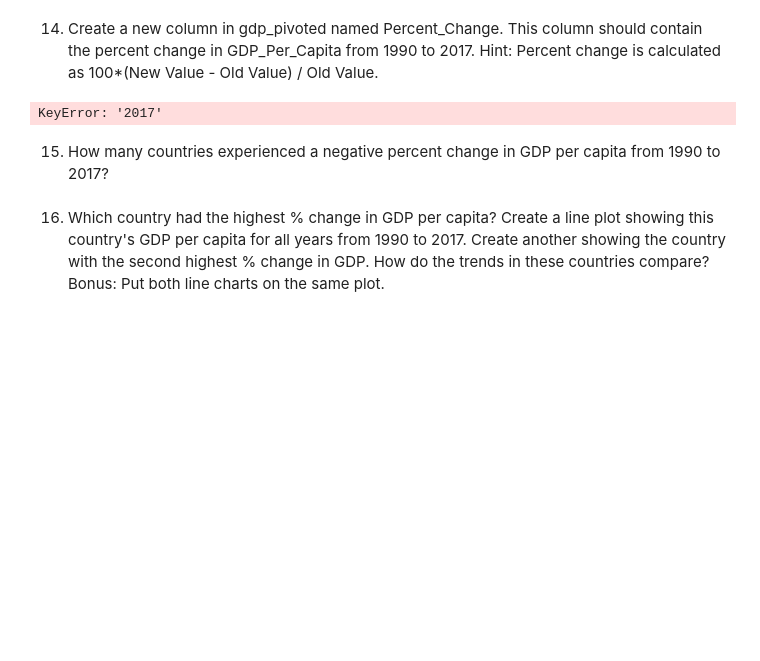
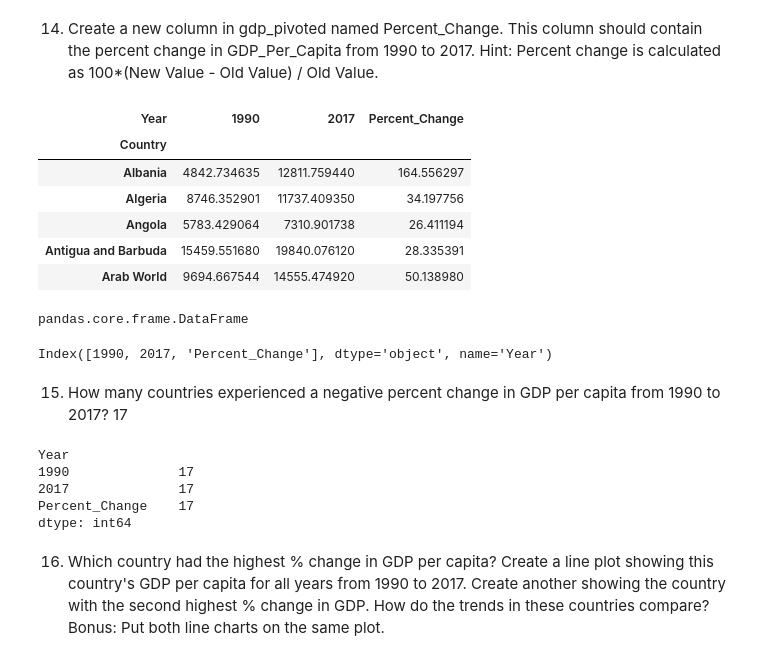
Before and after one commit to nss-data-science-cohort-6/un_data_question-jeffreyreeve, a Jupyter notebook: notebooks/UN_Data_Exploration.ipynb, the cells around one changed output. Saved outputs shown, nothing was run; the diff lists cells and outputs as text; code cells hidden in the pictures; blank space fills up the shorter version.

```diff
--- a/notebooks/UN_Data_Exploration.ipynb
+++ b/notebooks/UN_Data_Exploration.ipynb
@@ -198,11 +198,35 @@ gdp_pivoted.head(5)
 # %% [markdown]
 14) Create a new column in gdp_pivoted named Percent_Change. This column should contain the percent change in GDP_Per_Capita from 1990 to 2017. Hint: Percent change is calculated as 100*(New Value - Old Value) / Old Value.
 # %%
-gdp_pivoted['Percent_Change'] = (gdp_pivoted['2017'] - gdp_pivoted['1990'])/gdp_pivoted['1990'] * 100
+gdp_pivoted['Percent_Change'] = (gdp_pivoted[2017] - gdp_pivoted[1990])/gdp_pivoted[1990] * 100
-# %% [output]
-KeyError: '2017'
+# %%
+gdp_pivoted.head()
+# %% [output]
+| Year | 1990 | 2017 | Percent_Change |
+| Country |  |  |  |
+| Albania | 4842.734635 | 12811.759440 | 164.556297 |
+| Algeria | 8746.352901 | 11737.409350 | 34.197756 |
+| Angola | 5783.429064 | 7310.901738 | 26.411194 |
+| Antigua and Barbuda | 15459.551680 | 19840.076120 | 28.335391 |
+| Arab World | 9694.667544 | 14555.474920 | 50.138980 |
+# %%
+type(gdp_pivoted)
+# %% [output]
+pandas.core.frame.DataFrame
+# %%
+gdp_pivoted.columns
+# %% [output]
+Index([1990, 2017, 'Percent_Change'], dtype='object', name='Year')
 # %% [markdown]
-15) How many countries experienced a negative percent change in GDP per capita from 1990 to 2017?
+15) How many countries experienced a negative percent change in GDP per capita from 1990 to 2017? 17
+# %%
+gdp_pivoted.loc[gdp_pivoted['Percent_Change'] < 0].count()
+# %% [output]
+Year
+1990              17
+2017              17
+Percent_Change    17
+dtype: int64
 # %% [markdown]
 16) Which country had the highest % change in GDP per capita? Create a line plot showing this country's GDP per capita for all years from 1990 to 2017. Create another showing the country with the second highest % change in GDP. How do the trends in these countries compare?
 Bonus: Put both line charts on the same plot.
```
Also changed, not shown: parts of 28 cells of this notebook.
